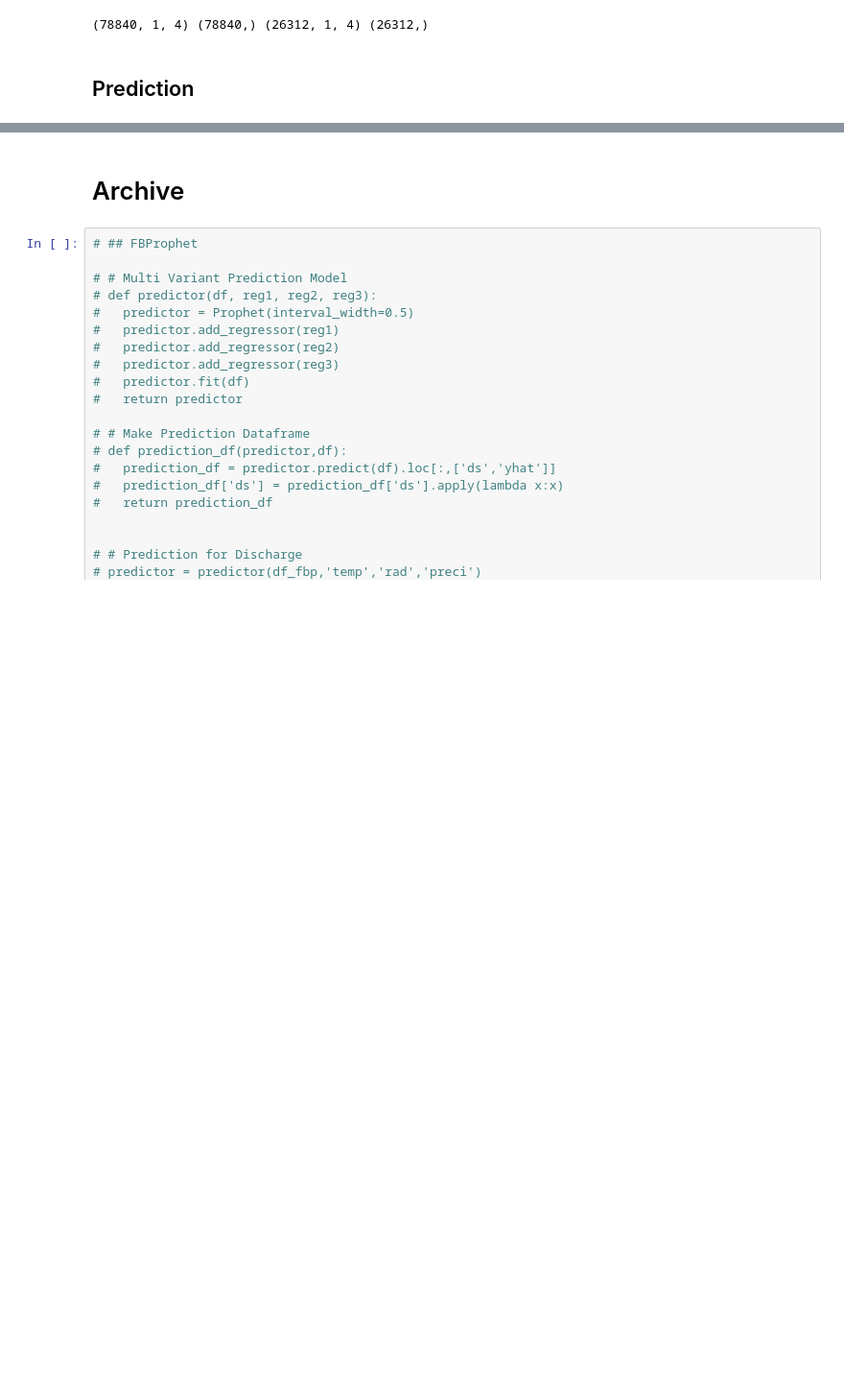
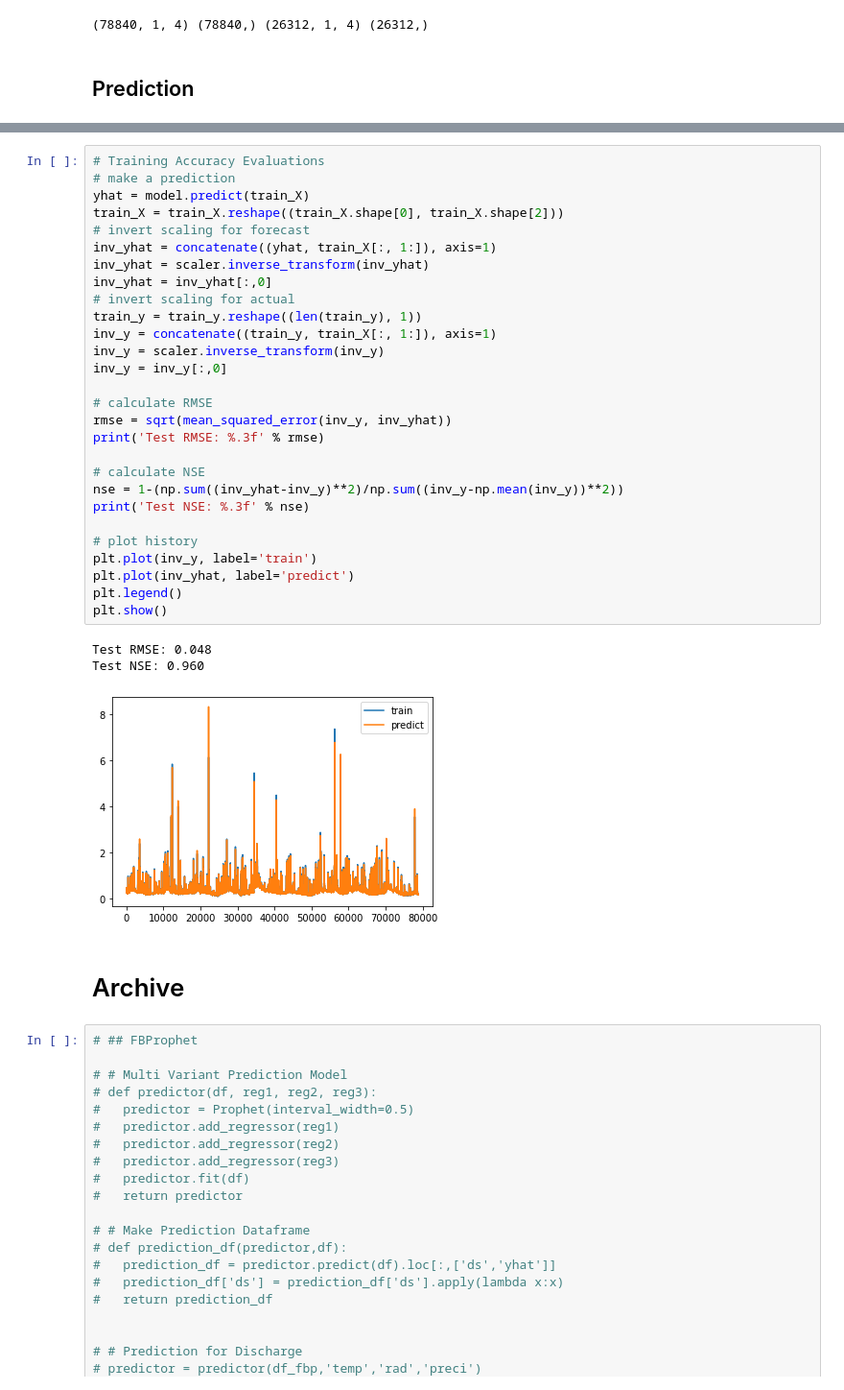
Before and after one commit to heli1111/Masters_Thesis, a Jupyter notebook: sandbox_lime.ipynb, the cells around one changed output, grey strips where cells are left out. Shown: that part at 96% size. Cells and saved outputs as stored; diff of their text form; blank space fills up the shorter version.

```diff
--- a/sandbox_lime.ipynb
+++ b/sandbox_lime.ipynb
@@ -232,3 +241,35 @@ Test NSE: 0.963
+# %%
+# Training Accuracy Evaluations
+# make a prediction
+yhat = model.predict(train_X)
+train_X = train_X.reshape((train_X.shape[0], train_X.shape[2]))
+# invert scaling for forecast
+inv_yhat = concatenate((yhat, train_X[:, 1:]), axis=1)
+inv_yhat = scaler.inverse_transform(inv_yhat)
+inv_yhat = inv_yhat[:,0]
+# invert scaling for actual
+train_y = train_y.reshape((len(train_y), 1))
+inv_y = concatenate((train_y, train_X[:, 1:]), axis=1)
+inv_y = scaler.inverse_transform(inv_y)
+inv_y = inv_y[:,0]
+
+# calculate RMSE
+rmse = sqrt(mean_squared_error(inv_y, inv_yhat))
+print('Test RMSE: %.3f' % rmse)
+
+# calculate NSE
+nse = 1-(np.sum((inv_yhat-inv_y)**2)/np.sum((inv_y-np.mean(inv_y))**2))
+print('Test NSE: %.3f' % nse)
+
+# plot history
+plt.plot(inv_y, label='train')
+plt.plot(inv_yhat, label='predict')
+plt.legend()
+plt.show()
+# %% [output]
+Test RMSE: 0.048
+Test NSE: 0.960
+[figure, added]
 # %% [markdown]
 # Archive
 # %%
```
Also changed, not shown: parts of 4 cells of this notebook.
